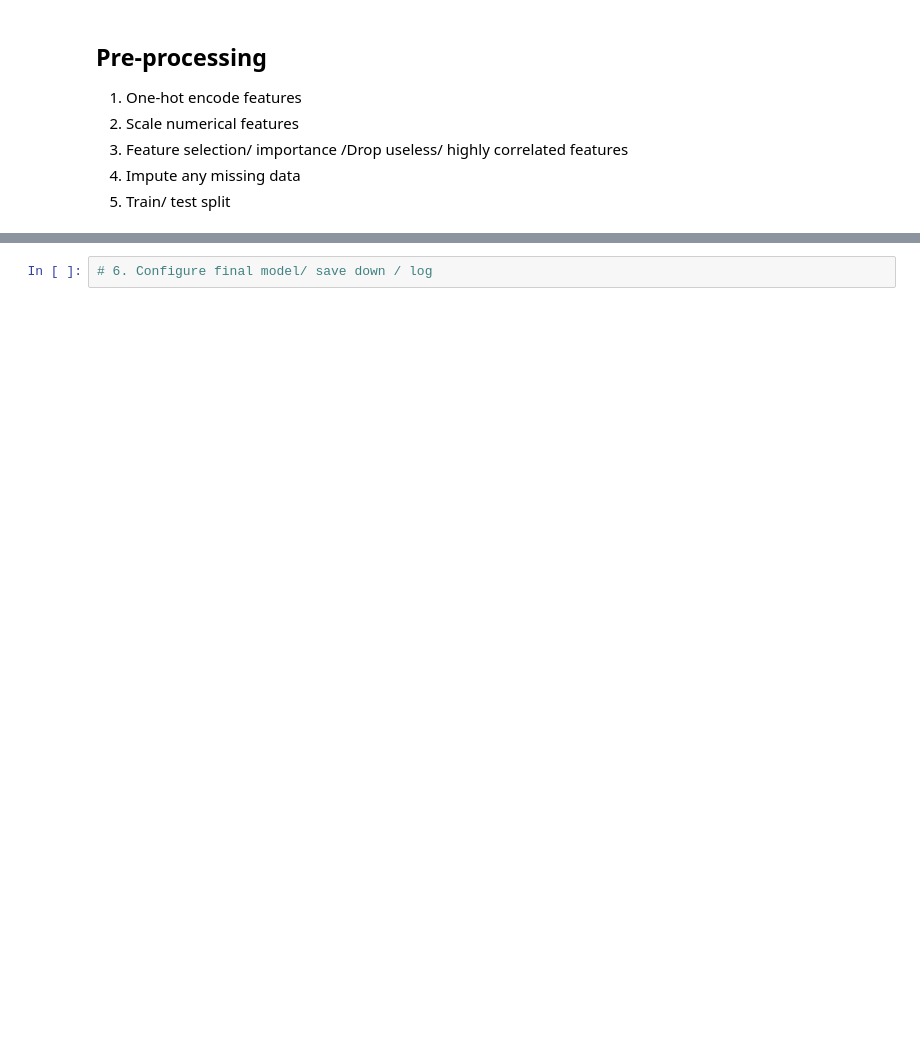
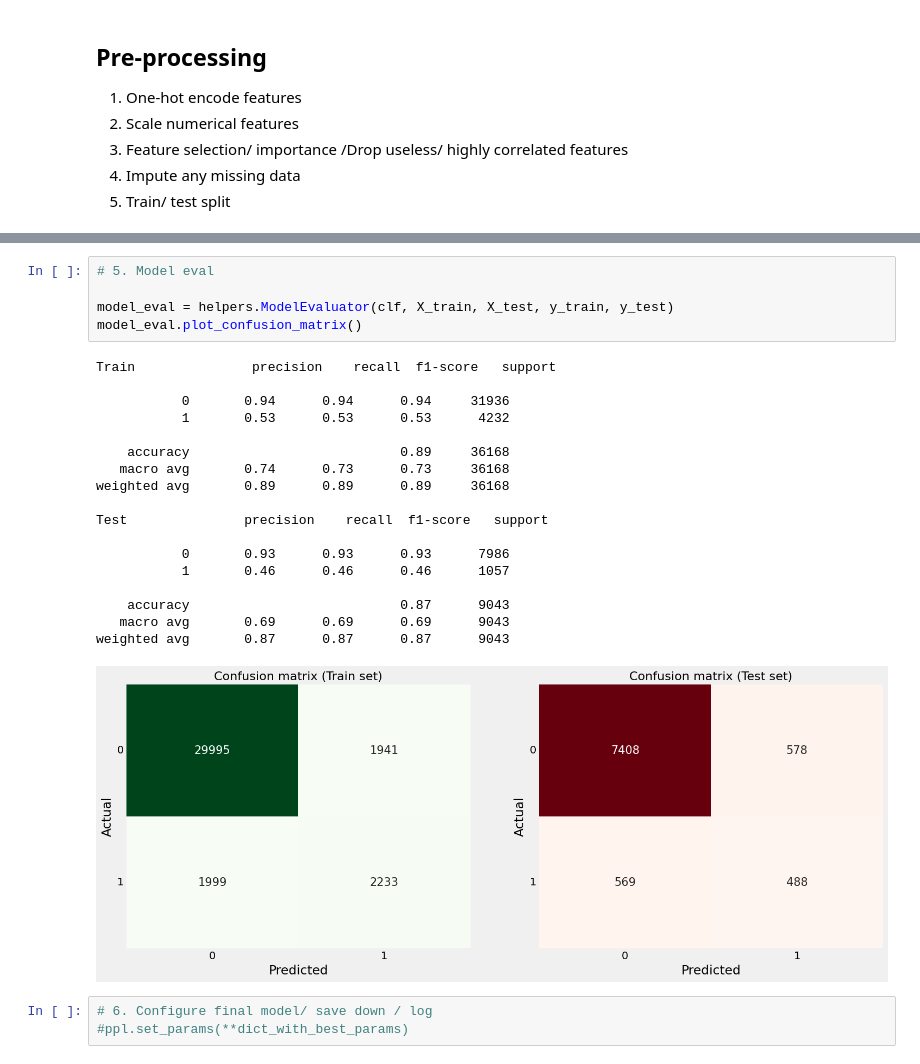
Before and after one commit to davidlwzhao/value-creation, a Jupyter notebook: notebooks/Upsell.ipynb, the cells around one changed output, grey strips where cells are left out. Saved outputs shown, nothing was run; the diff lists cells and outputs as text; blank space fills up the shorter version.

```diff
--- a/notebooks/Upsell.ipynb
+++ b/notebooks/Upsell.ipynb
@@ -229,2 +415,27 @@ from sklearn.ensemble import GradientBoostingClassifier
+# %%
+# 5. Model eval
+
+model_eval = helpers.ModelEvaluator(clf, X_train, X_test, y_train, y_test)
+model_eval.plot_confusion_matrix()
+# %% [output]
+Train               precision    recall  f1-score   support
+
+           0       0.94      0.94      0.94     31936
+           1       0.53      0.53      0.53      4232
+
+    accuracy                           0.89     36168
+   macro avg       0.74      0.73      0.73     36168
+weighted avg       0.89      0.89      0.89     36168
+
+Test               precision    recall  f1-score   support
+
+           0       0.93      0.93      0.93      7986
+           1       0.46      0.46      0.46      1057
+
+    accuracy                           0.87      9043
+   macro avg       0.69      0.69      0.69      9043
+weighted avg       0.87      0.87      0.87      9043
+[figure, added]
 # %%
 # 6. Configure final model/ save down / log
+#ppl.set_params(**dict_with_best_params)
```
Also changed, not shown: parts of 16 cells of this notebook, 2 other files.
